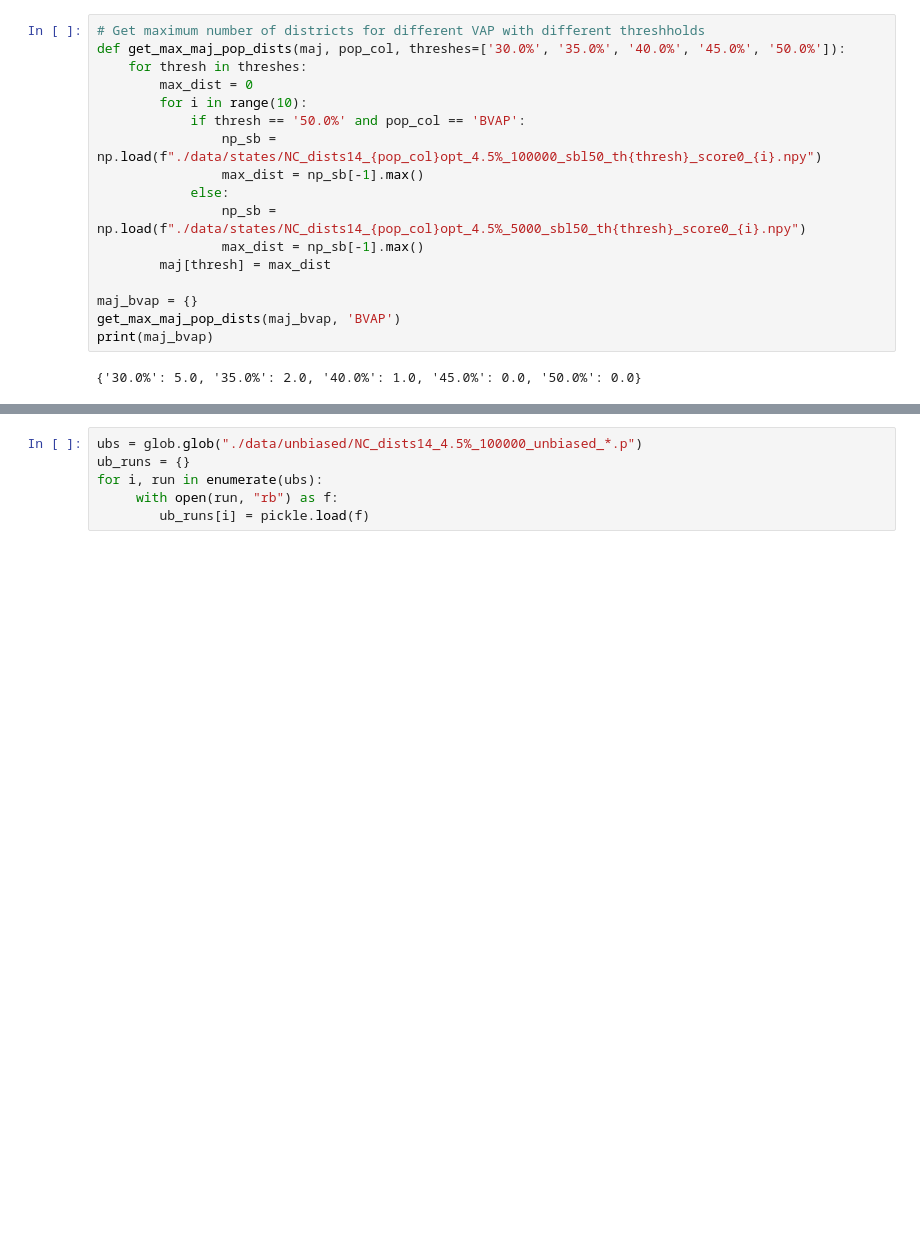
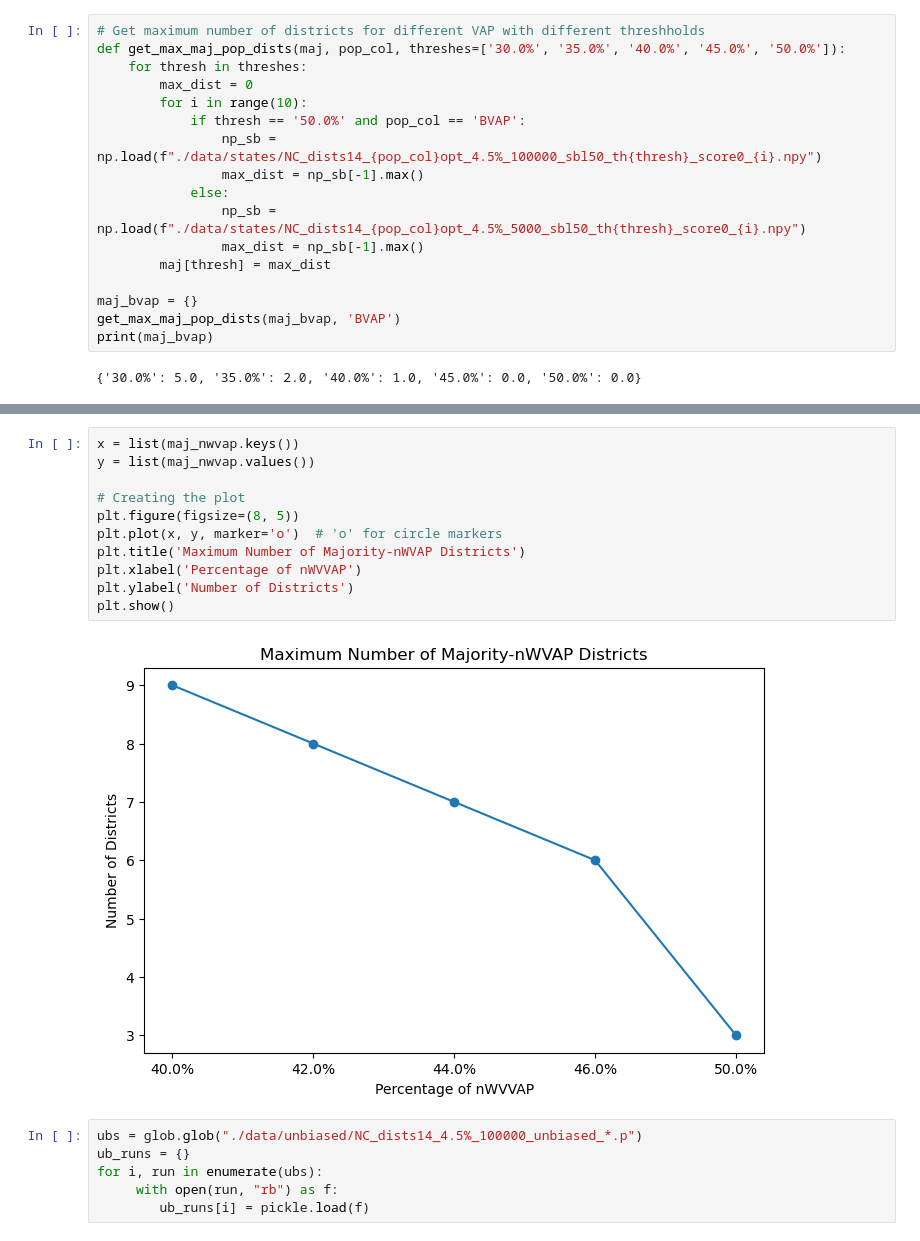
Before and after one commit to Qianru69/NC-Map-analysis, a Jupyter notebook: short_burst/NC_results.ipynb, the cells around one changed output, grey strips where cells are left out. Cells and saved outputs as stored; diff of their text form; blank space fills up the shorter version.

```diff
--- a/short_burst/NC_results.ipynb
+++ b/short_burst/NC_results.ipynb
@@ -54,3 +55,16 @@ print(maj_nwvap)
+# %%
+x = list(maj_nwvap.keys())
+y = list(maj_nwvap.values())
+
+# Creating the plot
+plt.figure(figsize=(8, 5))
+plt.plot(x, y, marker='o')  # 'o' for circle markers
+plt.title('Maximum Number of Majority-nWVAP Districts')
+plt.xlabel('Percentage of nWVVAP')
+plt.ylabel('Number of Districts')
+plt.show()
+# %% [output]
+[figure, added]
 # %%
 ubs = glob.glob("./data/unbiased/NC_dists14_4.5%_100000_unbiased_*.p")
 ub_runs = {}
```
Also changed, not shown: parts of 2 cells of this notebook, 4 other files.
